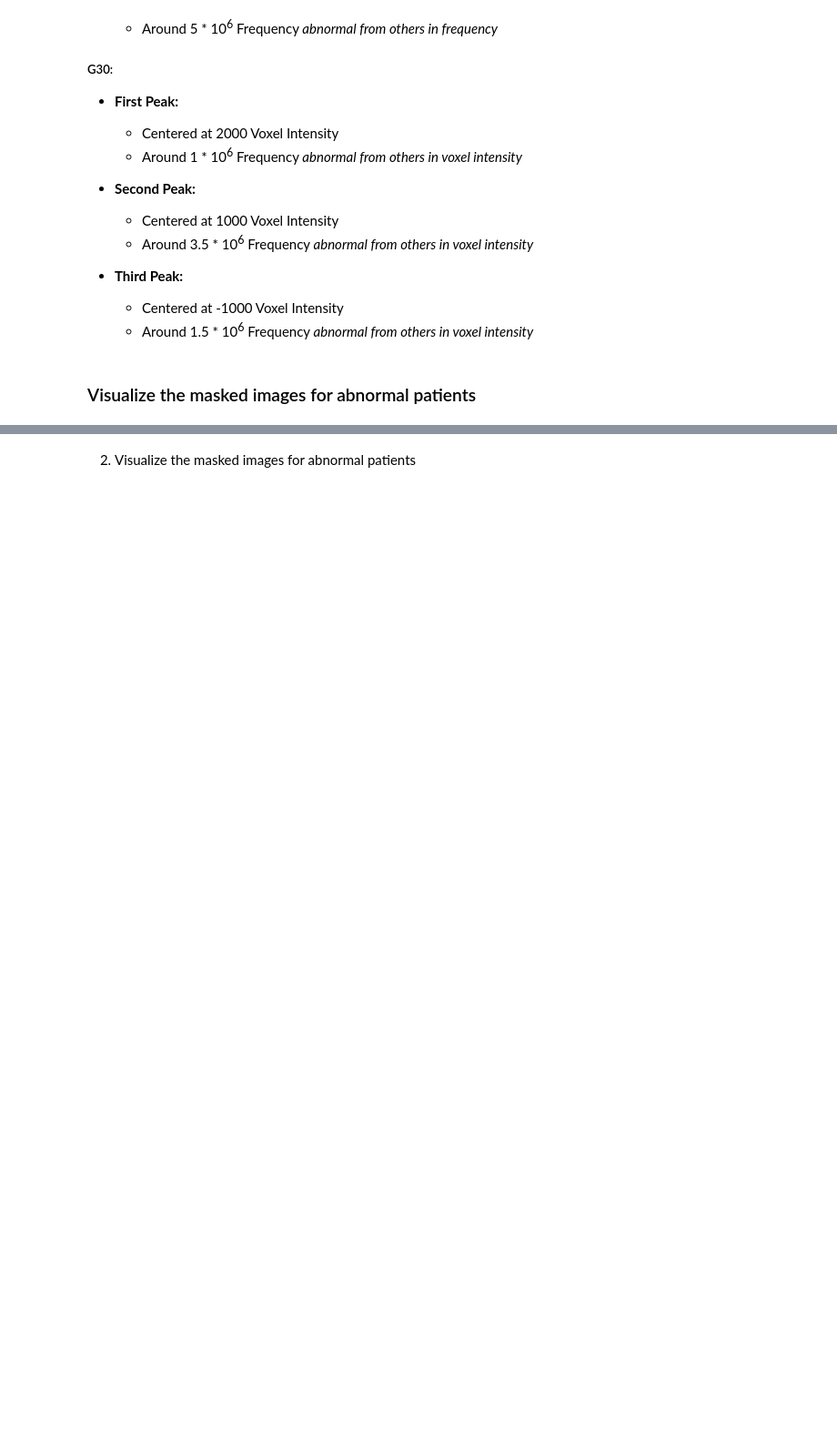
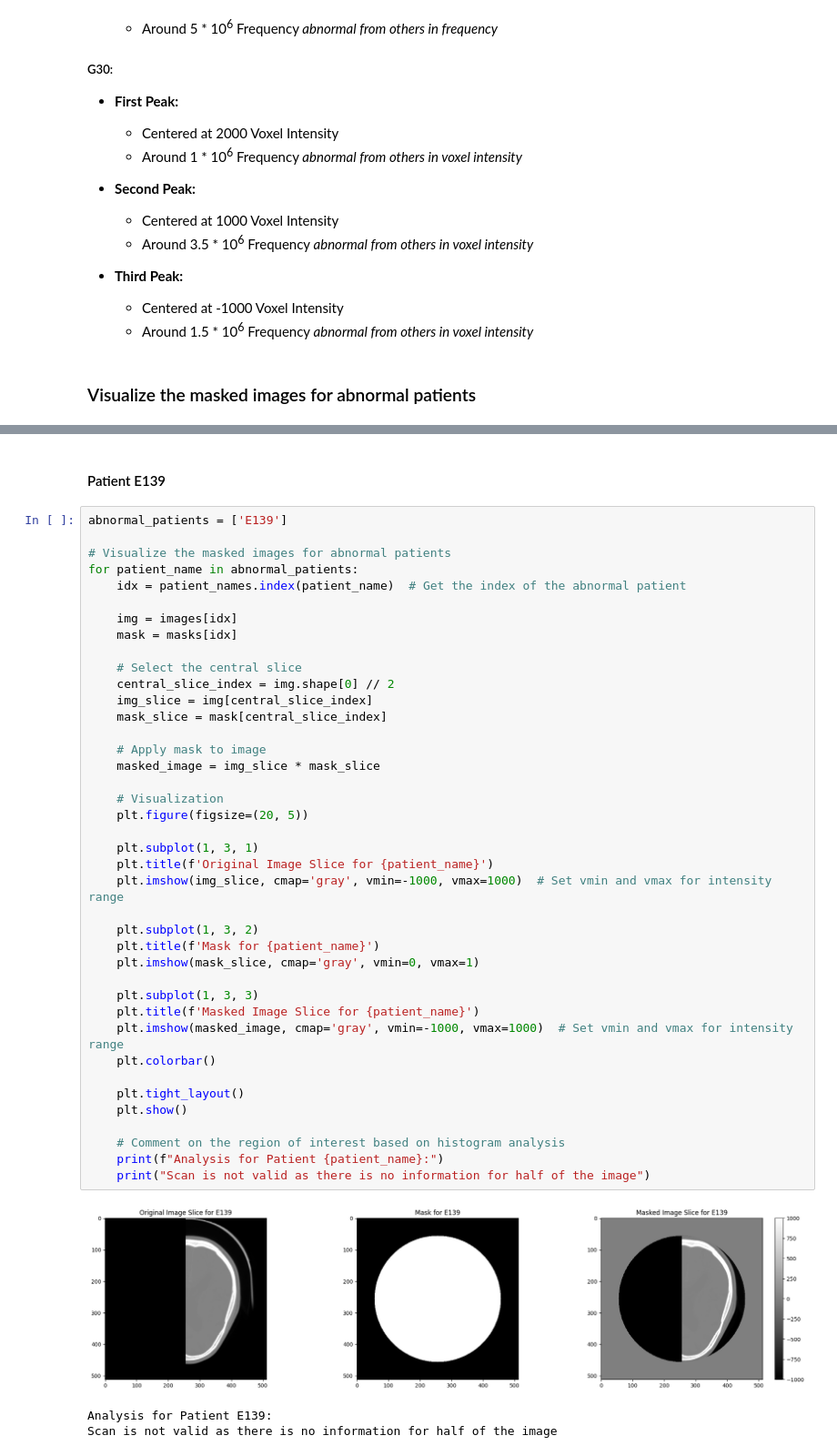
Before and after one commit to Charlie5545/data-specialist-challenge, a Jupyter notebook: Carlos_Gil_Data_Specialist_Methinks_Challenge.ipynb, the cells around one changed output, grey strips where cells are left out. Shown at 91% size. Cells and saved outputs as stored; diff of their text form; blank space fills up the shorter version.

```diff
--- a/Carlos_Gil_Data_Specialist_Methinks_Challenge.ipynb
+++ b/Carlos_Gil_Data_Specialist_Methinks_Challenge.ipynb
@@ -1187,2 +1086,46 @@ Masked region corresponds to unusual pixel intensities as seen in the histogram.
-# %% [markdown]
-2. Visualize the masked images for abnormal patients
+# %% [markdown]
+#### Patient E139
+# %%
+abnormal_patients = ['E139']
+
+# Visualize the masked images for abnormal patients
+for patient_name in abnormal_patients:
+    idx = patient_names.index(patient_name)  # Get the index of the abnormal patient
+
+    img = images[idx]
+    mask = masks[idx]
+
+    # Select the central slice
+    central_slice_index = img.shape[0] // 2
+    img_slice = img[central_slice_index]
+    mask_slice = mask[central_slice_index]
+
+    # Apply mask to image
+    masked_image = img_slice * mask_slice
+
+    # Visualization
+    plt.figure(figsize=(20, 5))
+
+    plt.subplot(1, 3, 1)
+    plt.title(f'Original Image Slice for {patient_name}')
+    plt.imshow(img_slice, cmap='gray', vmin=-1000, vmax=1000)  # Set vmin and vmax for intensity range
+
+    plt.subplot(1, 3, 2)
+    plt.title(f'Mask for {patient_name}')
+    plt.imshow(mask_slice, cmap='gray', vmin=0, vmax=1)
+
+    plt.subplot(1, 3, 3)
+    plt.title(f'Masked Image Slice for {patient_name}')
+    plt.imshow(masked_image, cmap='gray', vmin=-1000, vmax=1000)  # Set vmin and vmax for intensity range
+    plt.colorbar()
+
+    plt.tight_layout()
+    plt.show()
+
+    # Comment on the region of interest based on histogram analysis
+    print(f"Analysis for Patient {patient_name}:")
+    print("Scan is not valid as there is no information for half of the image")
+# %% [output]
+[figure, added]
+Analysis for Patient E139:
+Scan is not valid as there is no information for half of the image
```
Also changed, not shown: parts of 52 cells of this notebook.
